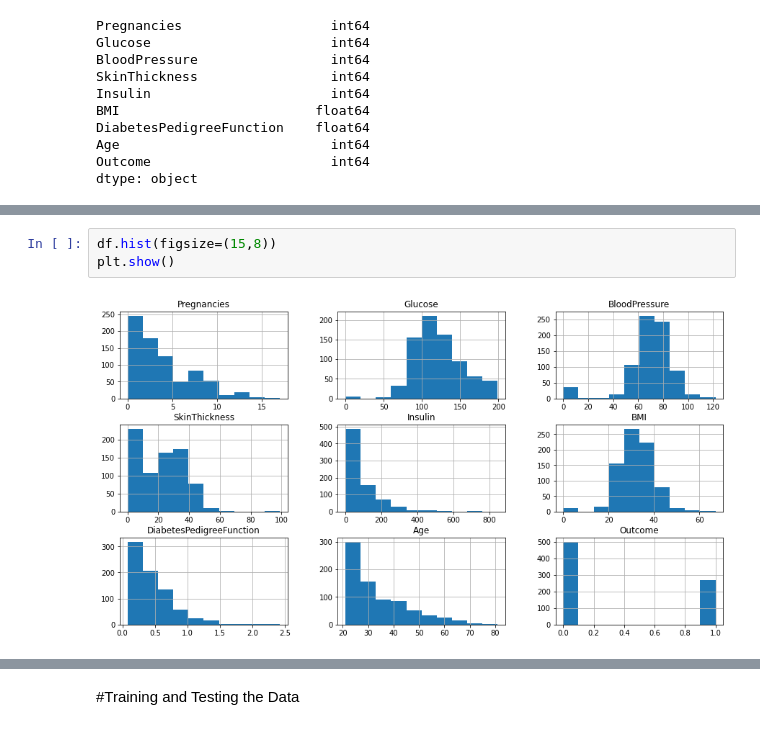
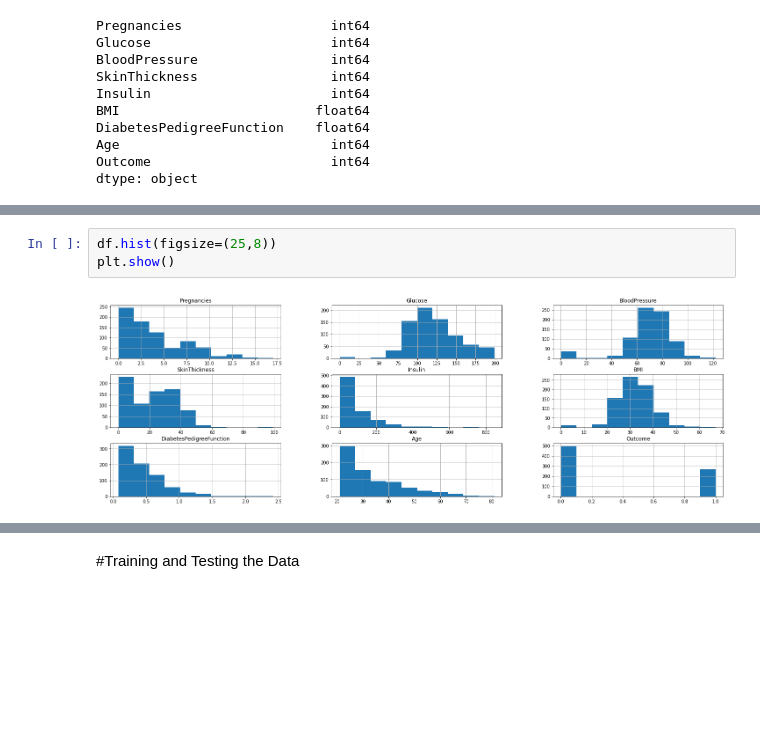
Before and after one commit to Kvaibhav1997/PIMA-Diabetes-Data, a Jupyter notebook: Diabetes.ipynb, the cells around one changed output, grey strips where cells are left out. Drawn from its saved outputs; the diff is of its cells as text; blank space fills up the shorter version.

```diff
--- a/Diabetes.ipynb
+++ b/Diabetes.ipynb
@@ -122,6 +125,6 @@ plt.show()'''
 # %%
-df.hist(figsize=(15,8))
+df.hist(figsize=(25,8))
 plt.show()
 # %% [output]
-[figure, old version]
+[figure, new version]
 # %%
```
Also changed, not shown: parts of 54 cells of this notebook.
